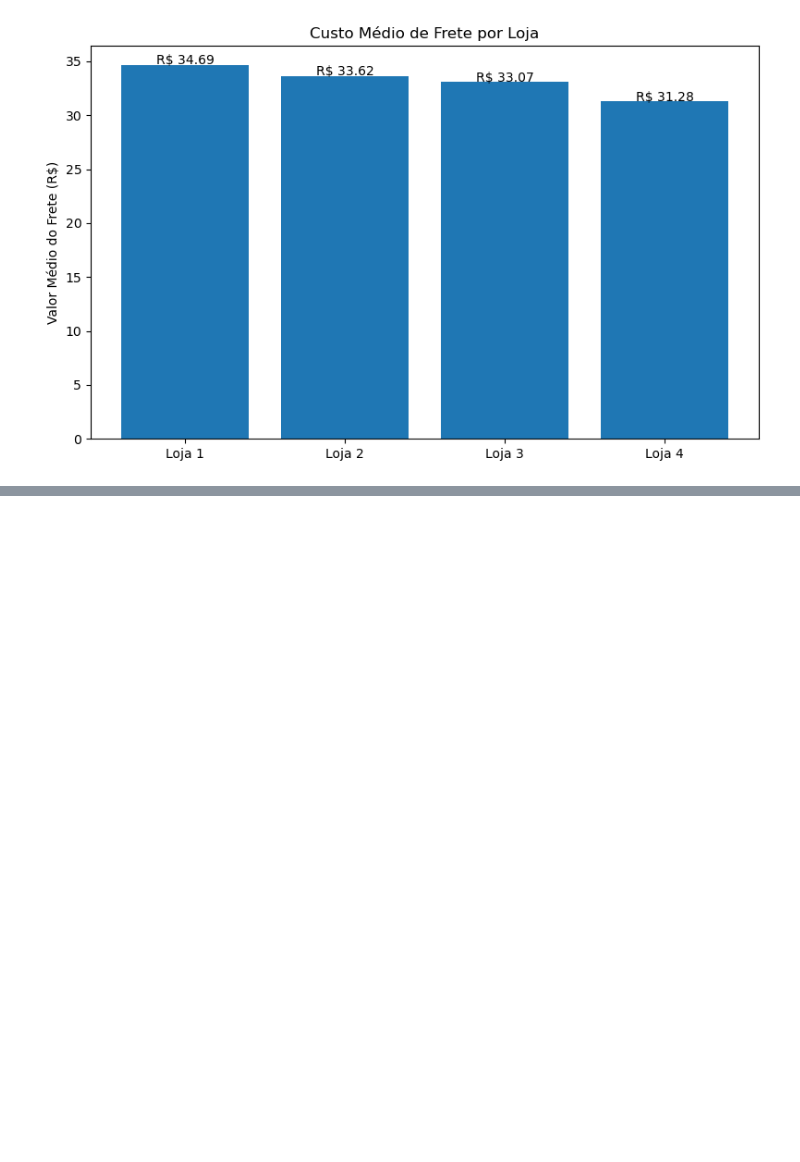
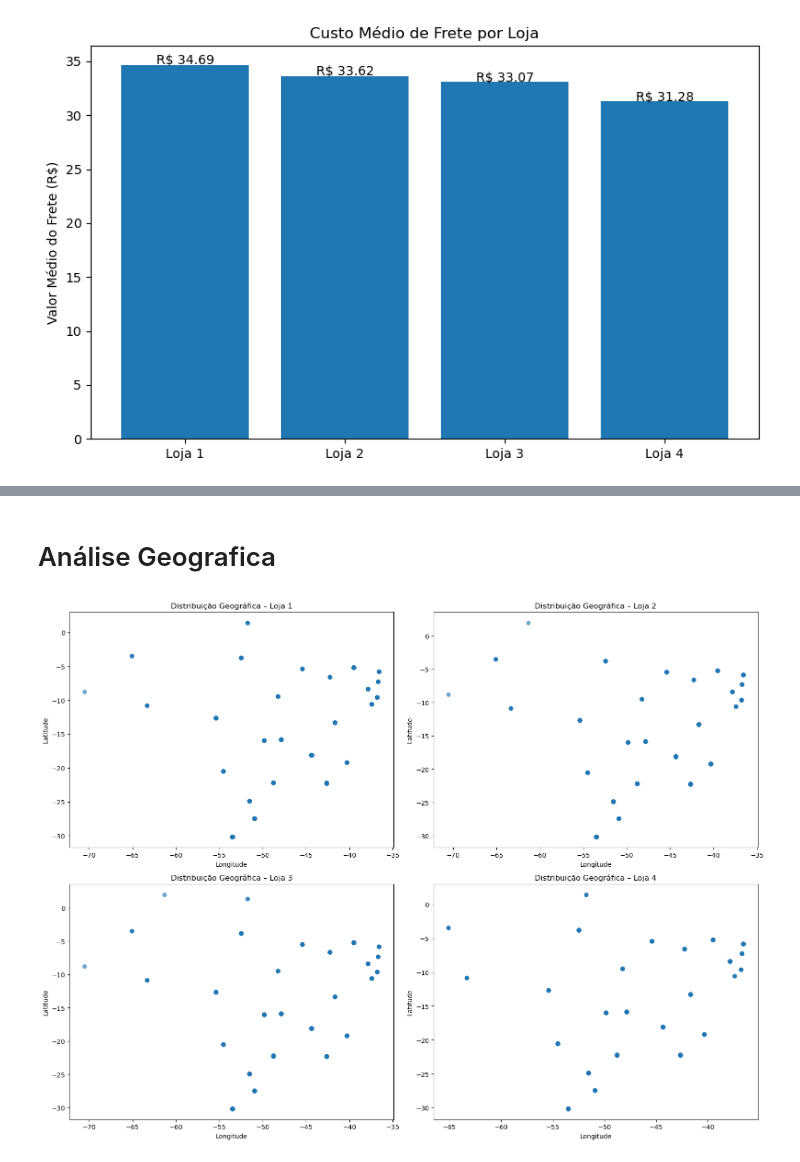
Before and after one commit to FiGuidastri/challenge-alura-store, a Jupyter notebook: main.ipynb, the cells around one changed output, grey strips where cells are left out. Cells and saved outputs as stored; diff of their text form; code cells hidden in the pictures; blank space fills up the shorter version.

```diff
--- a/main.ipynb
+++ b/main.ipynb
@@ -343,0 +355,39 @@ Custo médio de frete - Loja 4: 31.28
+# %% [markdown]
+# Análise Geografica
+# %%
+import matplotlib.pyplot as plt
+
+plt.figure(figsize=(16,12))
+
+# LOJA 1
+plt.subplot(2, 2, 1)
+plt.scatter(df_loja1["lon"], df_loja1["lat"], alpha=0.6, s=35)
+plt.title("Distribuição Geográfica – Loja 1")
+plt.xlabel("Longitude")
+plt.ylabel("Latitude")
+
+# LOJA 2
+plt.subplot(2, 2, 2)
+plt.scatter(df_loja2["lon"], df_loja2["lat"], alpha=0.6, s=35)
+plt.title("Distribuição Geográfica – Loja 2")
+plt.xlabel("Longitude")
+plt.ylabel("Latitude")
+
+# LOJA 3
+plt.subplot(2, 2, 3)
+plt.scatter(df_loja3["lon"], df_loja3["lat"], alpha=0.6, s=35)
+plt.title("Distribuição Geográfica – Loja 3")
+plt.xlabel("Longitude")
+plt.ylabel("Latitude")
+
+# LOJA 4
+plt.subplot(2, 2, 4)
+plt.scatter(df_loja4["lon"], df_loja4["lat"], alpha=0.6, s=35)
+plt.title("Distribuição Geográfica – Loja 4")
+plt.xlabel("Longitude")
+plt.ylabel("Latitude")
+
+plt.tight_layout()
+plt.show()
+# %% [output]
+[figure, added]
```
Also changed, not shown: parts of 1 cell of this notebook, 1 other file.
